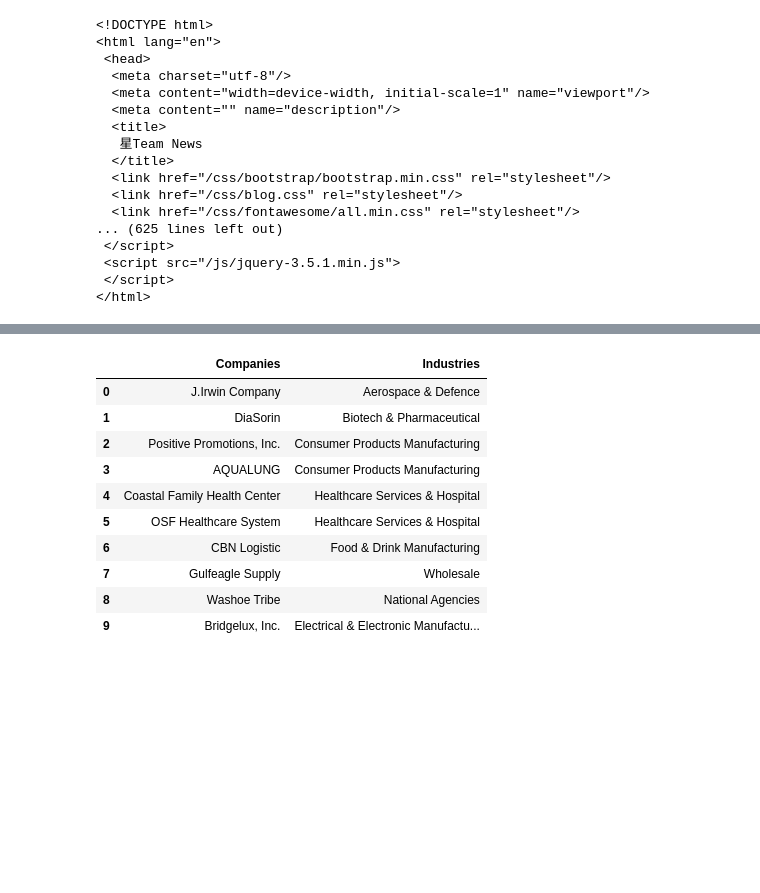
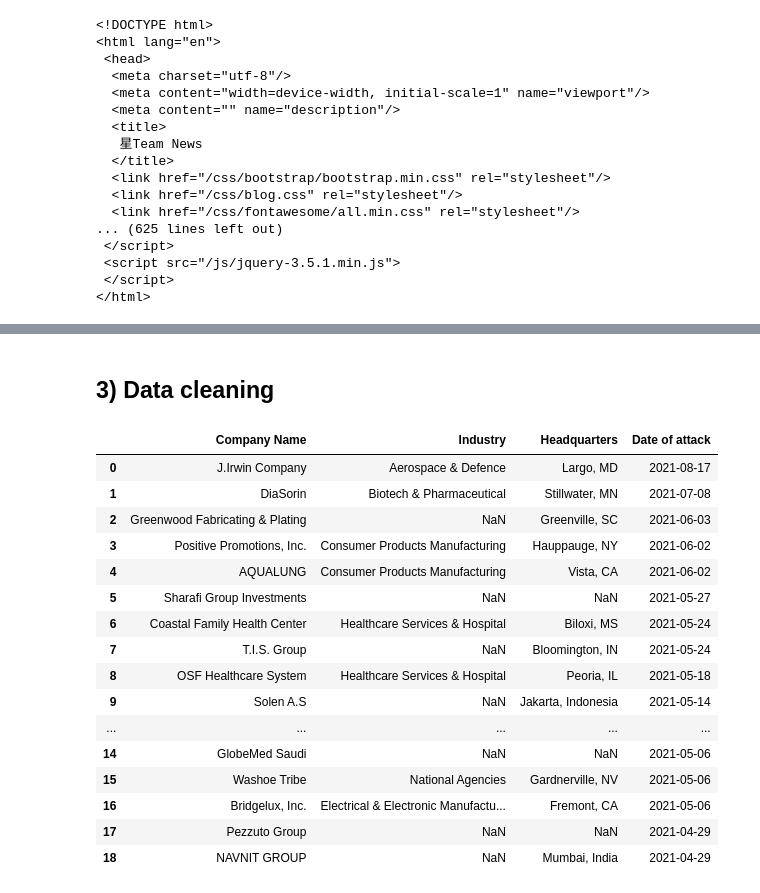
Before and after one commit to hopesishu/CZ4070-CTI, a Jupyter notebook: webscraper (XINGTeam).ipynb, the cells around one changed output, grey strips where cells are left out. Cells and saved outputs as stored; diff of their text form; code cells hidden in the pictures; blank space fills up the shorter version.

```diff
--- a/webscraper_2.py.ipynb
+++ b/webscraper (XINGTeam).ipynb
@@ -187,3 +151,0 @@ df
-# %%
-for company in df['Company Name']:
-    print(company)
@@ -286,31 +238,0 @@ driver.quit()
-# %%
-# glassdoor search
-industry_list = []
-number = 0
-
-for company in df['Company Name']:
-    driver.get('https://www.google.com')
-    search = driver.find_element(By.NAME, 'q')
-    search.send_keys(company + ' glassdoor "overview"')
-    search.send_keys(Keys.RETURN)
-    glassdoor_page = driver.find_element_by_tag_name('h3') # clicking the first search result
-    glassdoor_page.click()
-
-    try:
-        pagesource = driver.page_source
-        soup = BeautifulSoup(pagesource, 'html.parser')
-        labels = soup.find_all('label')
-        for label in labels:
-            if (label.text == "Industry:"):
-                industry = label.next_sibling.text
-                industry_list.append(industry)
-                print(str(number) + ") " + company + ": " + industry)
-                break
-        else:
-            industry_list.append(np.nan)
-            print(str(number) + ") " + company + ": " + str(np.nan))
-    except:
-        print("cb")
-    number = number + 1
-
-driver.quit()
@@ -361,17 +239,29 @@ industry_df
-# %%
-industry_df = industry_df.dropna()
-industry_df = industry_df.reset_index(drop=True)
-
-industry_df
-# %% [output]
-|  | Companies | Industries |
-| 0 | J.Irwin Company | Aerospace & Defence |
-| 1 | DiaSorin | Biotech & Pharmaceutical |
-| 2 | Positive Promotions, Inc. | Consumer Products Manufacturing |
-| 3 | AQUALUNG | Consumer Products Manufacturing |
-| 4 | Coastal Family Health Center | Healthcare Services & Hospital |
-| 5 | OSF Healthcare System | Healthcare Services & Hospital |
-| 6 | CBN Logistic | Food & Drink Manufacturing |
-| 7 | Gulfeagle Supply | Wholesale |
-| 8 | Washoe Tribe | National Agencies |
-| 9 | Bridgelux, Inc. | Electrical & Electronic Manufactu... |
+# %% [markdown]
+## 3) Data cleaning
+# %%
+new_df = pd.DataFrame(columns=['Company Name', 'Industry', 'Headquarters', 'Date of attack'])
+
+new_df['Company Name'] = df['Company Name']
+new_df['Industry'] = industry_list
+new_df['Headquarters'] = location_list
+new_df['Date of attack'] = df['Published']
+
+new_df
+# %% [output]
+|  | Company Name | Industry | Headquarters | Date of attack |
+| 0 | J.Irwin Company | Aerospace & Defence | Largo, MD | 2021-08-17 |
+| 1 | DiaSorin | Biotech & Pharmaceutical | Stillwater, MN | 2021-07-08 |
+| 2 | Greenwood Fabricating & Plating | NaN | Greenville, SC | 2021-06-03 |
+| 3 | Positive Promotions, Inc. | Consumer Products Manufacturing | Hauppauge, NY | 2021-06-02 |
+| 4 | AQUALUNG | Consumer Products Manufacturing | Vista, CA | 2021-06-02 |
+| 5 | Sharafi Group Investments | NaN | NaN | 2021-05-27 |
+| 6 | Coastal Family Health Center | Healthcare Services & Hospital | Biloxi, MS | 2021-05-24 |
+| 7 | T.I.S. Group | NaN | Bloomington, IN | 2021-05-24 |
+| 8 | OSF Healthcare System | Healthcare Services & Hospital | Peoria, IL | 2021-05-18 |
+| 9 | Solen A.S | NaN | Jakarta, Indonesia | 2021-05-14 |
+| ... | ... | ... | ... | ... |
+| 14 | GlobeMed Saudi | NaN | NaN | 2021-05-06 |
+| 15 | Washoe Tribe | National Agencies | Gardnerville, NV | 2021-05-06 |
+| 16 | Bridgelux, Inc. | Electrical & Electronic Manufactu... | Fremont, CA | 2021-05-06 |
+| 17 | Pezzuto Group | NaN | NaN | 2021-04-29 |
+| 18 | NAVNIT GROUP | NaN | Mumbai, India | 2021-04-29 |
```
Also changed, not shown: parts of 18 cells of this notebook, 10 other files.
